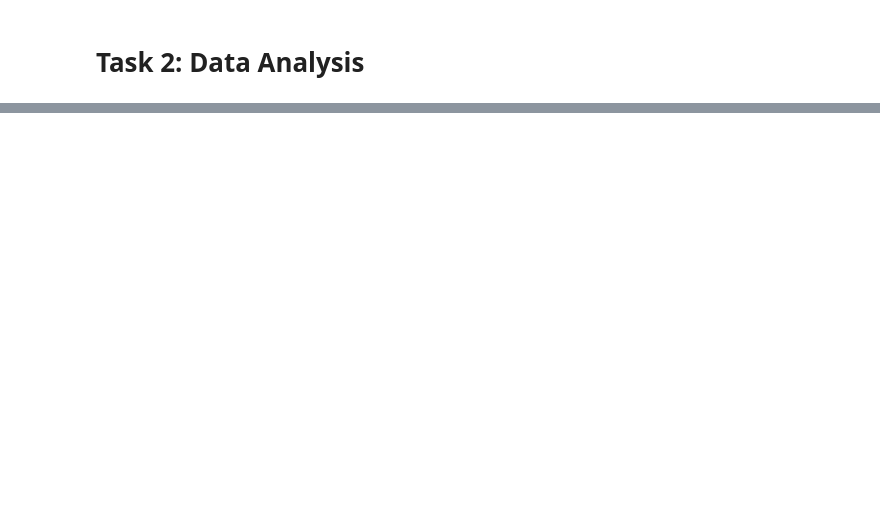
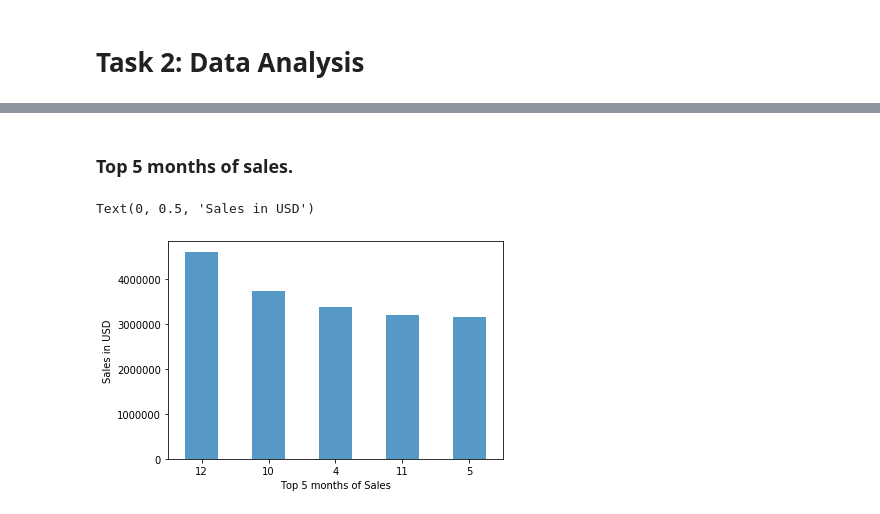
Before and after one commit to Dhiranjan/SalesDataAnalysis, a Jupyter notebook: Sales Data Analysis.ipynb, the cells around one changed output, grey strips where cells are left out. Drawn from its saved outputs; the diff is of its cells as text; code cells hidden in the pictures; blank space fills up the shorter version.

Commit message:
Analysing Top Months for Sales

```diff
--- a/Sales Data Analysis.ipynb
+++ b/Sales Data Analysis.ipynb
@@ -174,0 +173,10 @@ bar(sales.index, sales.values, 'Products Name', '','Total Sales')
+# %% [markdown]
+### Top 5 months of sales.
+# %%
+Top_5_months = df.groupby('Month')['Sales'].sum().sort_values(ascending=False).head(5)
+Top_5_months.plot(kind='bar', alpha=0.75,rot=0)
+plt.xlabel('Top 5 months of Sales')
+plt.ylabel('Sales in USD')
+# %% [output]
+Text(0, 0.5, 'Sales in USD')
+[figure, added]
```
Also changed, not shown: parts of 13 cells of this notebook.
